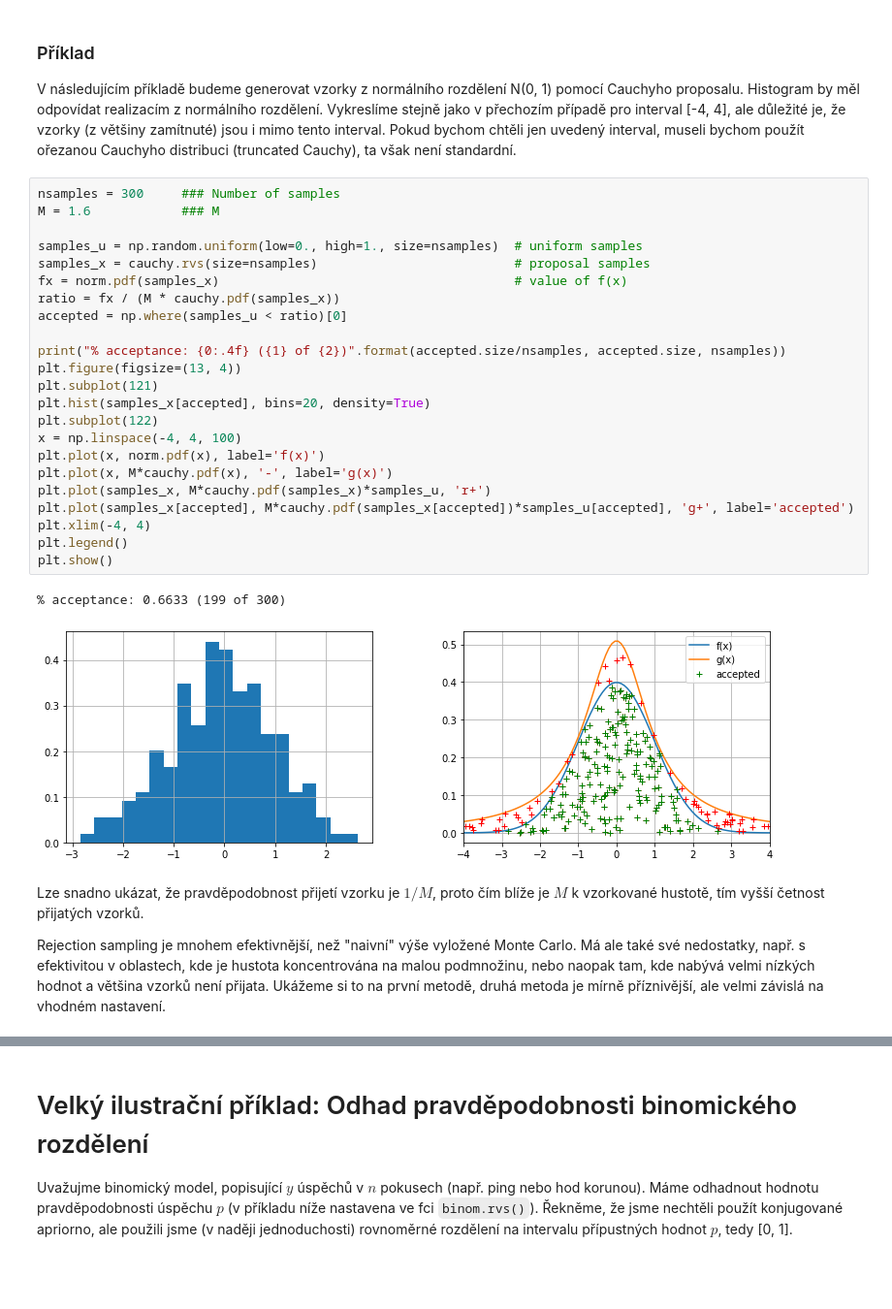
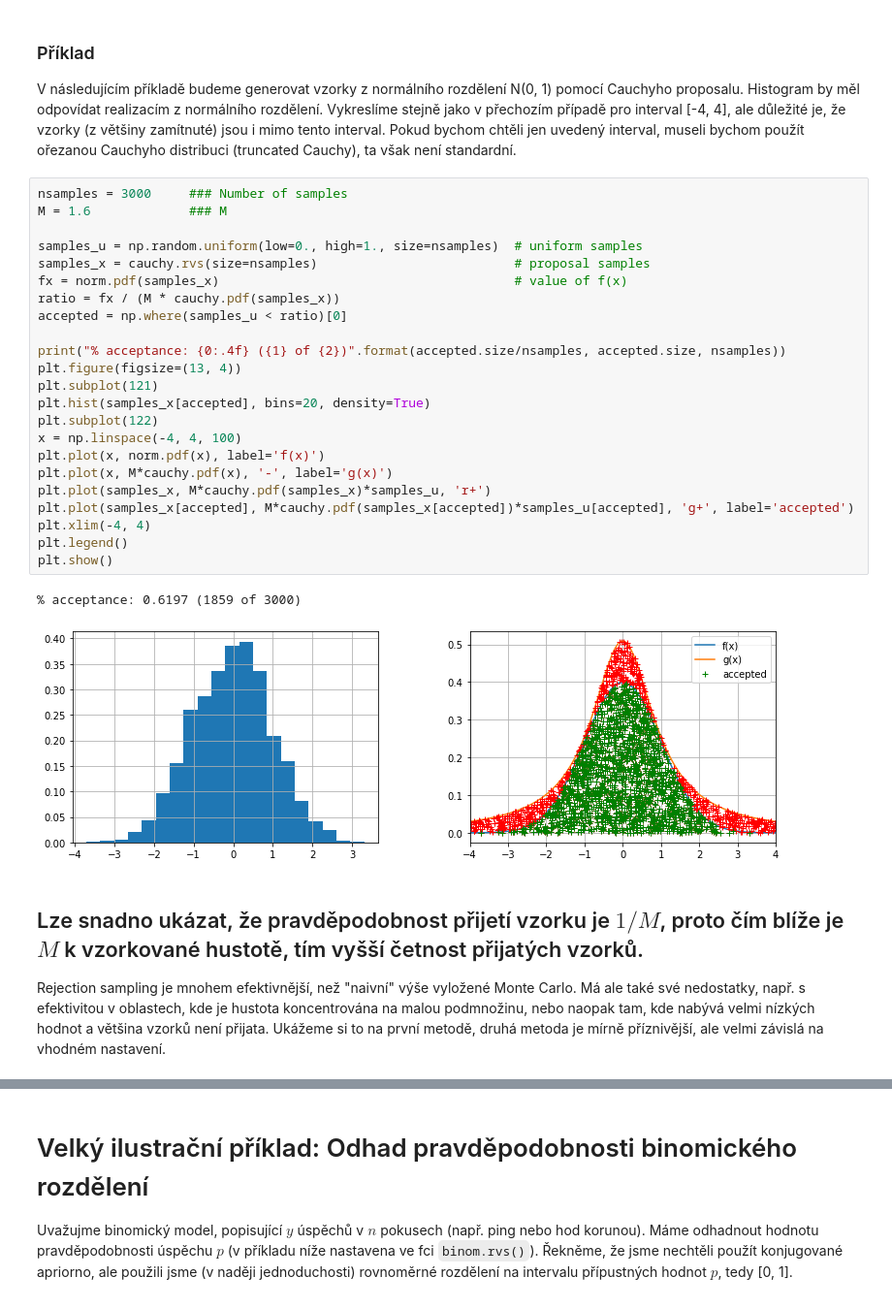
Before and after one commit to TaIos/bml, a Jupyter notebook: prednasky/Monte_Carlo_uvod_KD.ipynb, the cells around one changed output, grey strips where cells are left out. Shown at 97% size. Drawn from its saved outputs; the diff is of its cells as text; blank space fills up the shorter version.

```diff
--- a/prednasky/Monte_Carlo_uvod_KD.ipynb
+++ b/prednasky/Monte_Carlo_uvod_KD.ipynb
@@ -213,33 +213,33 @@ a následně v bodě 3. přijímali, pokud $0 < 0 \leq Mg(x')$. Akorát to by zn
 
 V následujícím příkladě budeme generovat vzorky z normálního rozdělení N(0, 1) pomocí Cauchyho proposalu. Histogram by měl odpovídat realizacím z normálního rozdělení. Vykreslíme stejně jako v přechozím případě pro interval [-4, 4], ale důležité je, že vzorky (z většiny zamítnuté) jsou i mimo tento interval. Pokud bychom chtěli jen uvedený interval, museli bychom použít ořezanou Cauchyho distribuci (truncated Cauchy), ta však není standardní.
 # %%
-nsamples = 300     ### Number of samples
-M = 1.6            ### M
+nsamples = 3000     ### Number of samples
+M = 1.6             ### M
 
 samples_u = np.random.uniform(low=0., high=1., size=nsamples)  # uniform samples
 samples_x = cauchy.rvs(size=nsamples)                          # proposal samples
 fx = norm.pdf(samples_x)                                       # value of f(x)
 ratio = fx / (M * cauchy.pdf(samples_x))
 accepted = np.where(samples_u < ratio)[0]
 
 print("% acceptance: {0:.4f} ({1} of {2})".format(accepted.size/nsamples, accepted.size, nsamples))
 plt.figure(figsize=(13, 4))
 plt.subplot(121)
 plt.hist(samples_x[accepted], bins=20, density=True)
 plt.subplot(122)
 x = np.linspace(-4, 4, 100)
 plt.plot(x, norm.pdf(x), label='f(x)')
 plt.plot(x, M*cauchy.pdf(x), '-', label='g(x)')
 plt.plot(samples_x, M*cauchy.pdf(samples_x)*samples_u, 'r+')
 plt.plot(samples_x[accepted], M*cauchy.pdf(samples_x[accepted])*samples_u[accepted], 'g+', label='accepted')
 plt.xlim(-4, 4)
 plt.legend()
 plt.show()
 # %% [output]
-% acceptance: 0.6633 (199 of 300)
+% acceptance: 0.6197 (1859 of 3000)
-[figure, old version]
+[figure, new version]
 # %% [markdown]
-Lze snadno ukázat, že pravděpodobnost přijetí vzorku je $1/M$, proto čím blíže je $M$ k vzorkované hustotě, tím vyšší četnost přijatých vzorků.
+## Lze snadno ukázat, že pravděpodobnost přijetí vzorku je $1/M$, proto čím blíže je $M$ k vzorkované hustotě, tím vyšší četnost přijatých vzorků.
 
 Rejection sampling je mnohem efektivnější, než "naivní" výše vyložené Monte Carlo. Má ale také své nedostatky, např. s efektivitou v oblastech, kde je hustota koncentrována na malou podmnožinu, nebo naopak tam, kde nabývá velmi nízkých hodnot a většina vzorků není přijata. Ukážeme si to na první metodě, druhá metoda je mírně příznivější, ale velmi závislá na vhodném nastavení.
 # %%
```
Also changed, not shown: parts of 12 cells of this notebook.
